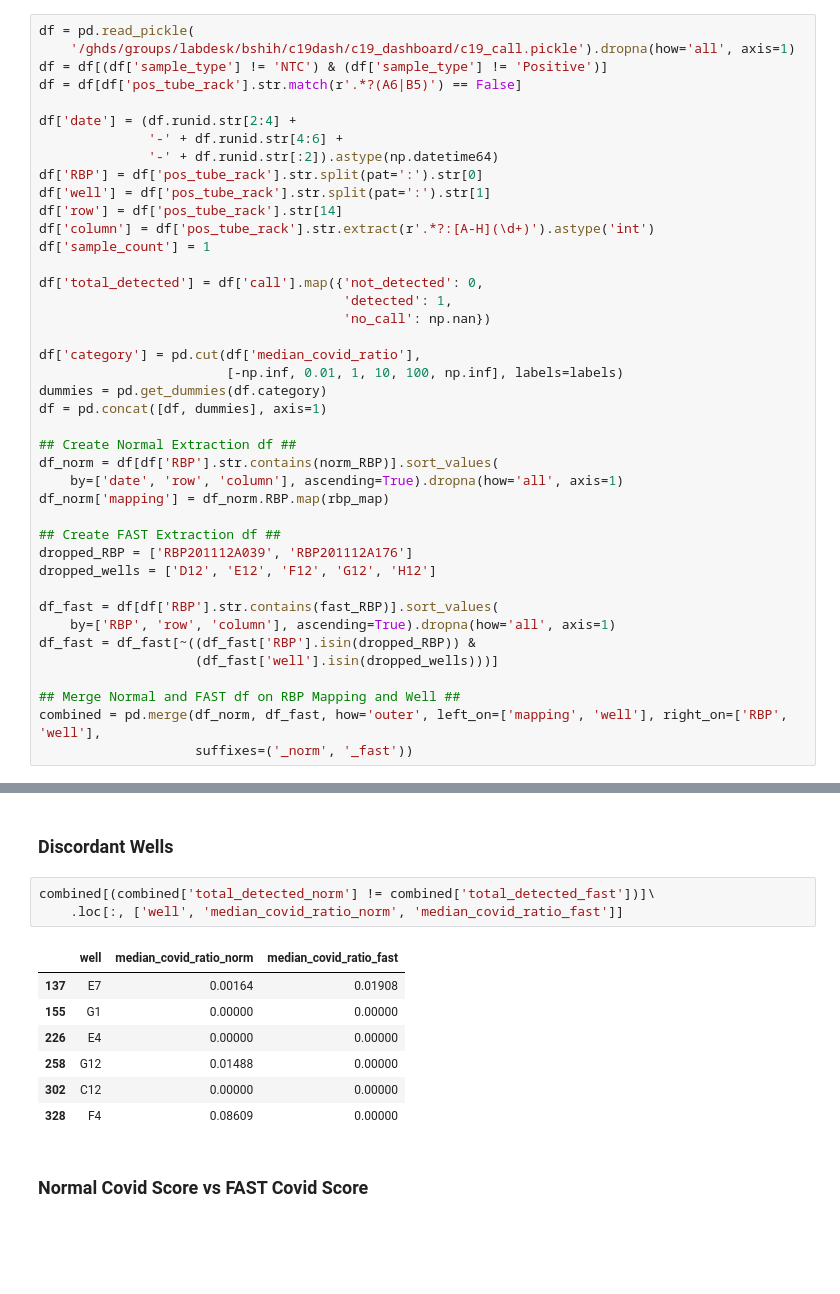
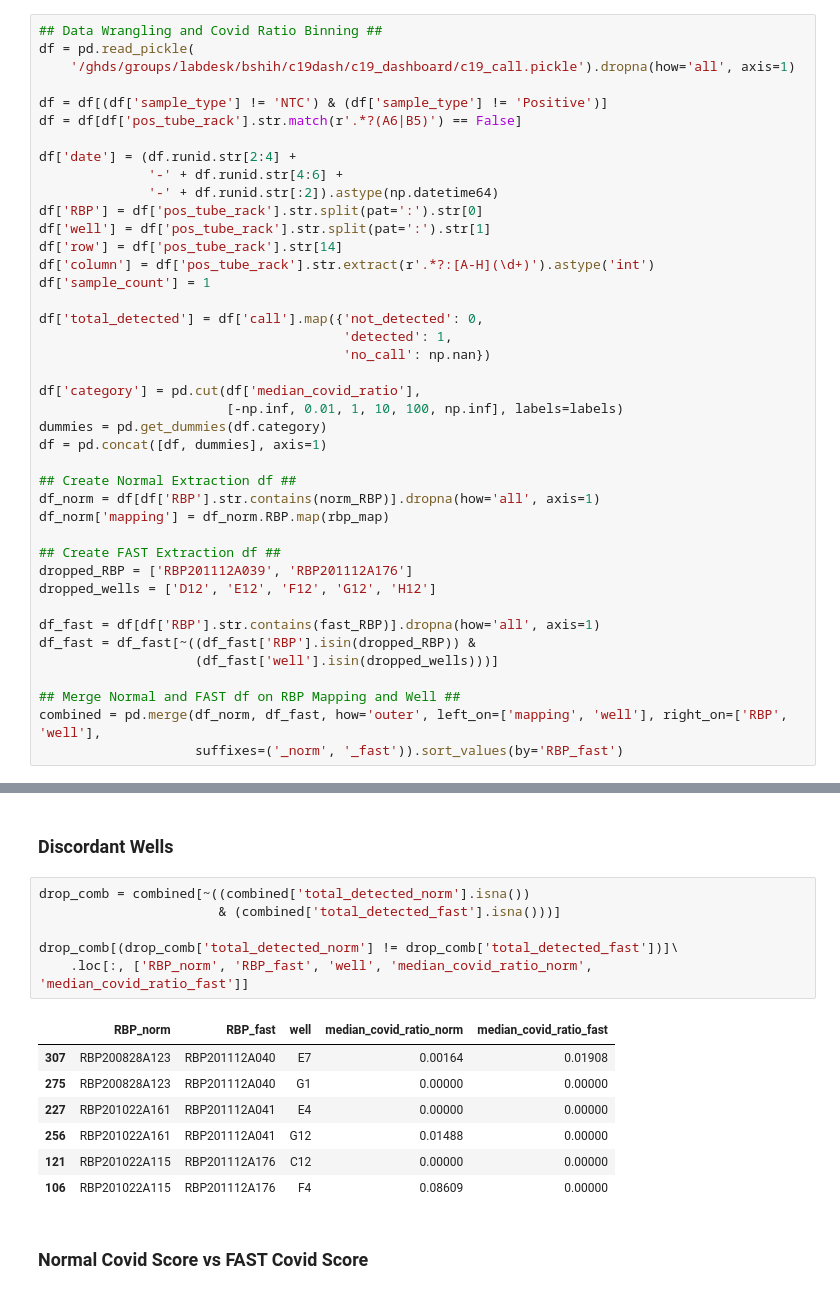
Before and after one commit to gh-bshih/g19_analysis, a Jupyter notebook: 201210_FastConcordance#1.ipynb, the cells around one changed output, grey strips where cells are left out. Saved outputs shown, nothing was run; the diff lists cells and outputs as text; blank space fills up the shorter version.

```diff
--- a/201210_FastConcordance#1.ipynb
+++ b/201210_FastConcordance#1.ipynb
@@ -18,8 +18,10 @@ rbp_map = {'RBP200828A305': 'RBP201112A039',
 # %% [markdown]
 # Data Wrangling
 # %%
+## Data Wrangling and Covid Ratio Binning ##
 df = pd.read_pickle(
     '/ghds/groups/labdesk/bshih/c19dash/c19_dashboard/c19_call.pickle').dropna(how='all', axis=1)
+
 df = df[(df['sample_type'] != 'NTC') & (df['sample_type'] != 'Positive')]
 df = df[df['pos_tube_rack'].str.match(r'.*?(A6|B5)') == False]
 
@@ -42,22 +44,20 @@ dummies = pd.get_dummies(df.category)
 df = pd.concat([df, dummies], axis=1)
 
 ## Create Normal Extraction df ##
-df_norm = df[df['RBP'].str.contains(norm_RBP)].sort_values(
-    by=['date', 'row', 'column'], ascending=True).dropna(how='all', axis=1)
+df_norm = df[df['RBP'].str.contains(norm_RBP)].dropna(how='all', axis=1)
 df_norm['mapping'] = df_norm.RBP.map(rbp_map)
 
 ## Create FAST Extraction df ##
 dropped_RBP = ['RBP201112A039', 'RBP201112A176']
 dropped_wells = ['D12', 'E12', 'F12', 'G12', 'H12']
 
-df_fast = df[df['RBP'].str.contains(fast_RBP)].sort_values(
-    by=['RBP', 'row', 'column'], ascending=True).dropna(how='all', axis=1)
+df_fast = df[df['RBP'].str.contains(fast_RBP)].dropna(how='all', axis=1)
 df_fast = df_fast[~((df_fast['RBP'].isin(dropped_RBP)) &
                     (df_fast['well'].isin(dropped_wells)))]
 
 ## Merge Normal and FAST df on RBP Mapping and Well ##
 combined = pd.merge(df_norm, df_fast, how='outer', left_on=['mapping', 'well'], right_on=['RBP', 'well'],
-                    suffixes=('_norm', '_fast'))
+                    suffixes=('_norm', '_fast')).sort_values(by='RBP_fast')
 # %% [markdown]
 # PPA/NPA
 # %%
@@ -199,16 +204,19 @@ for i, j, k in zip(combined.RBP_norm.unique(), combined.RBP_fast.unique(), range
 # %% [markdown]
 ### Discordant Wells
 # %%
-combined[(combined['total_detected_norm'] != combined['total_detected_fast'])]\
-    .loc[:, ['well', 'median_covid_ratio_norm', 'median_covid_ratio_fast']]
+drop_comb = combined[~((combined['total_detected_norm'].isna())
+                       & (combined['total_detected_fast'].isna()))]
+
+drop_comb[(drop_comb['total_detected_norm'] != drop_comb['total_detected_fast'])]\
+    .loc[:, ['RBP_norm', 'RBP_fast', 'well', 'median_covid_ratio_norm', 'median_covid_ratio_fast']]
 # %% [output]
-|  | well | median_covid_ratio_norm | median_covid_ratio_fast |
-| 137 | E7 | 0.00164 | 0.01908 |
-| 155 | G1 | 0.00000 | 0.00000 |
-| 226 | E4 | 0.00000 | 0.00000 |
-| 258 | G12 | 0.01488 | 0.00000 |
-| 302 | C12 | 0.00000 | 0.00000 |
-| 328 | F4 | 0.08609 | 0.00000 |
+|  | RBP_norm | RBP_fast | well | median_covid_ratio_norm | median_covid_ratio_fast |
+| 307 | RBP200828A123 | RBP201112A040 | E7 | 0.00164 | 0.01908 |
+| 275 | RBP200828A123 | RBP201112A040 | G1 | 0.00000 | 0.00000 |
+| 227 | RBP201022A161 | RBP201112A041 | E4 | 0.00000 | 0.00000 |
+| 256 | RBP201022A161 | RBP201112A041 | G12 | 0.01488 | 0.00000 |
+| 121 | RBP201022A115 | RBP201112A176 | C12 | 0.00000 | 0.00000 |
+| 106 | RBP201022A115 | RBP201112A176 | F4 | 0.08609 | 0.00000 |
 # %% [markdown]
 ### Normal Covid Score vs FAST Covid Score
 # %%
```
Also changed, not shown: parts of 2 cells of this notebook.
